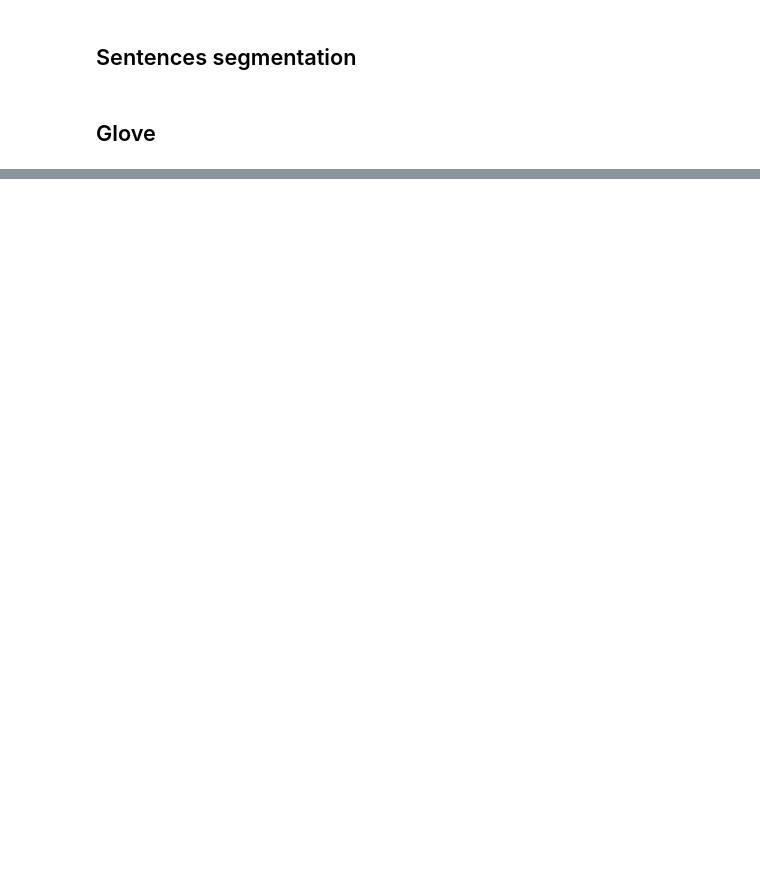
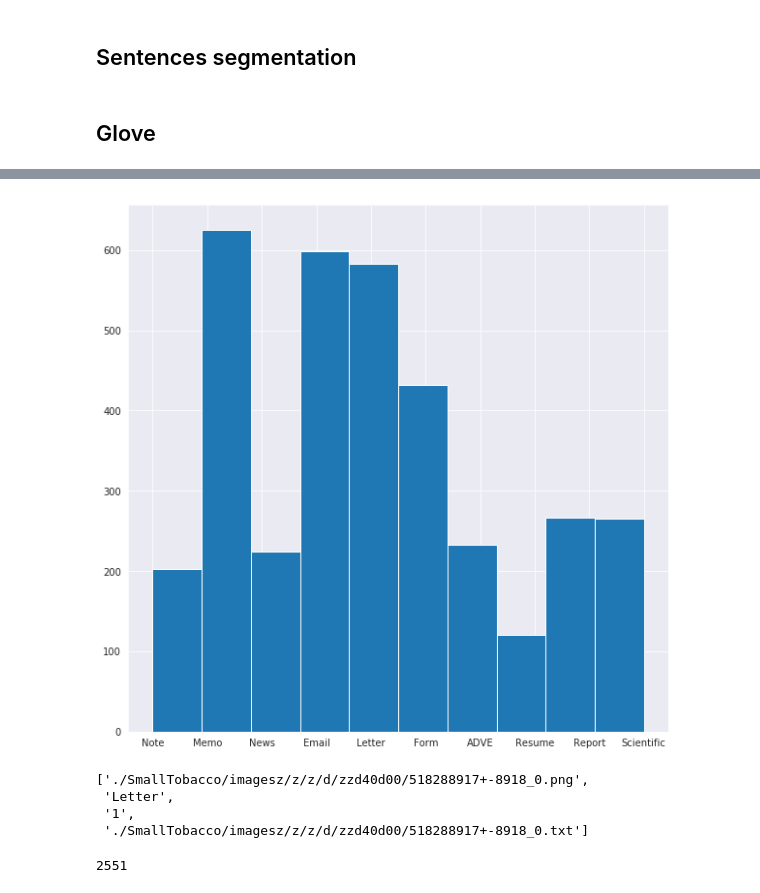
Before and after one commit to javiferran/document-classification, a Jupyter notebook: Untitled.ipynb, the cells around one changed output, grey strips where cells are left out. Cells and saved outputs as stored; diff of their text form; code cells hidden in the pictures; blank space fills up the shorter version.

```diff
--- a/Untitled.ipynb
+++ b/Untitled.ipynb
@@ -564,0 +589,12 @@ for epoch in range(max_epochs):
+# %%
+import numpy as np
+
+df_class = df['class']
+df_class = df_class.values
+
+fig = plt.figure(figsize=(10,10))
+plt.hist([s for s in df_class], bins=10)
+#label.set_horizontalalignment('right')
+plt.show()
+# %% [output]
+[figure, added]
@@ -564,0 +628,12 @@ for epoch in range(max_epochs):
+# %%
+train_sample[0]
+#len(train_sample)
+# %% [output]
+['./SmallTobacco/imagesz/z/z/d/zzd40d00/518288917+-8918_0.png',
+ 'Letter',
+ '1',
+ './SmallTobacco/imagesz/z/z/d/zzd40d00/518288917+-8918_0.txt']
+# %%
+len(test_sample)
+# %% [output]
+2551
```
Also changed, not shown: parts of 18 cells of this notebook, 7 other files.
